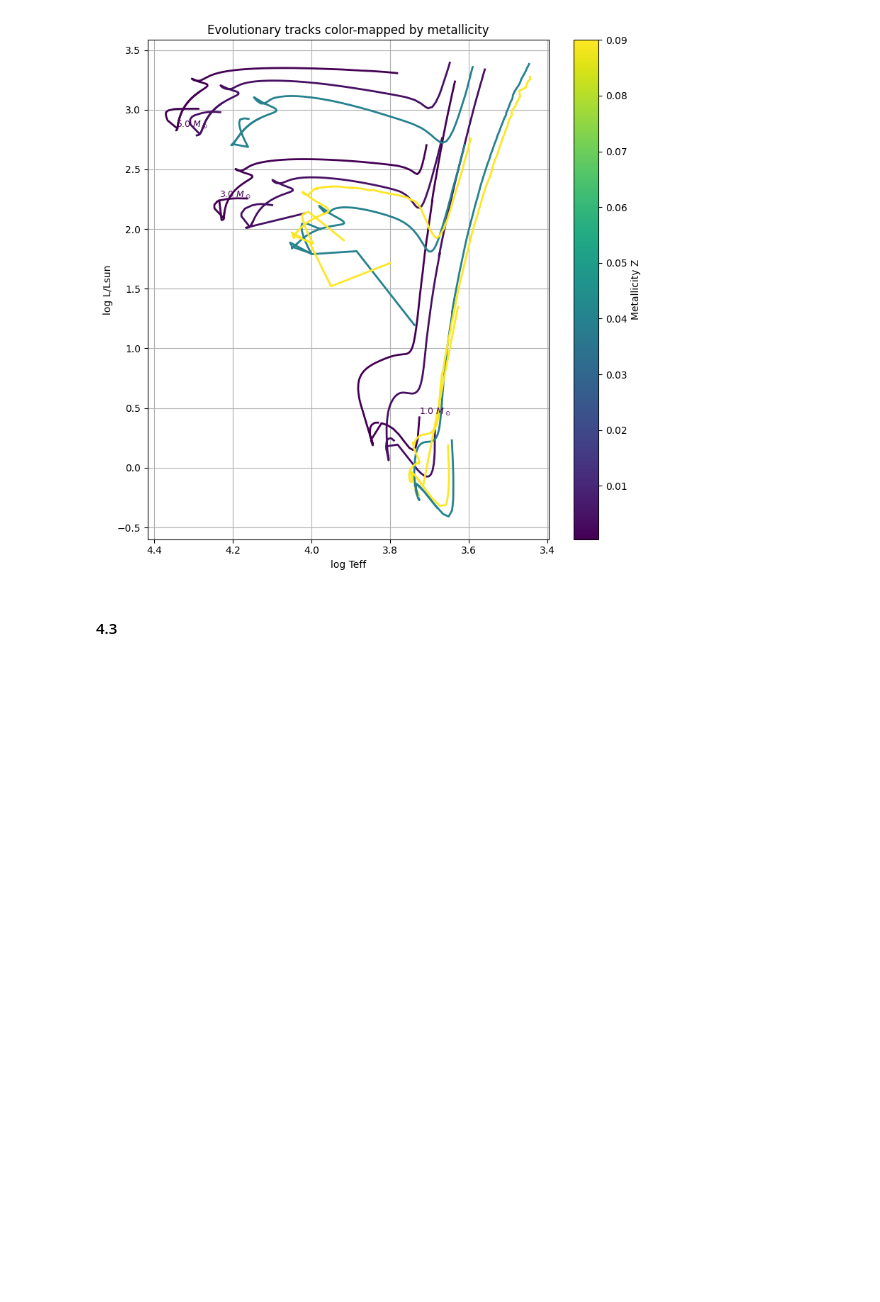
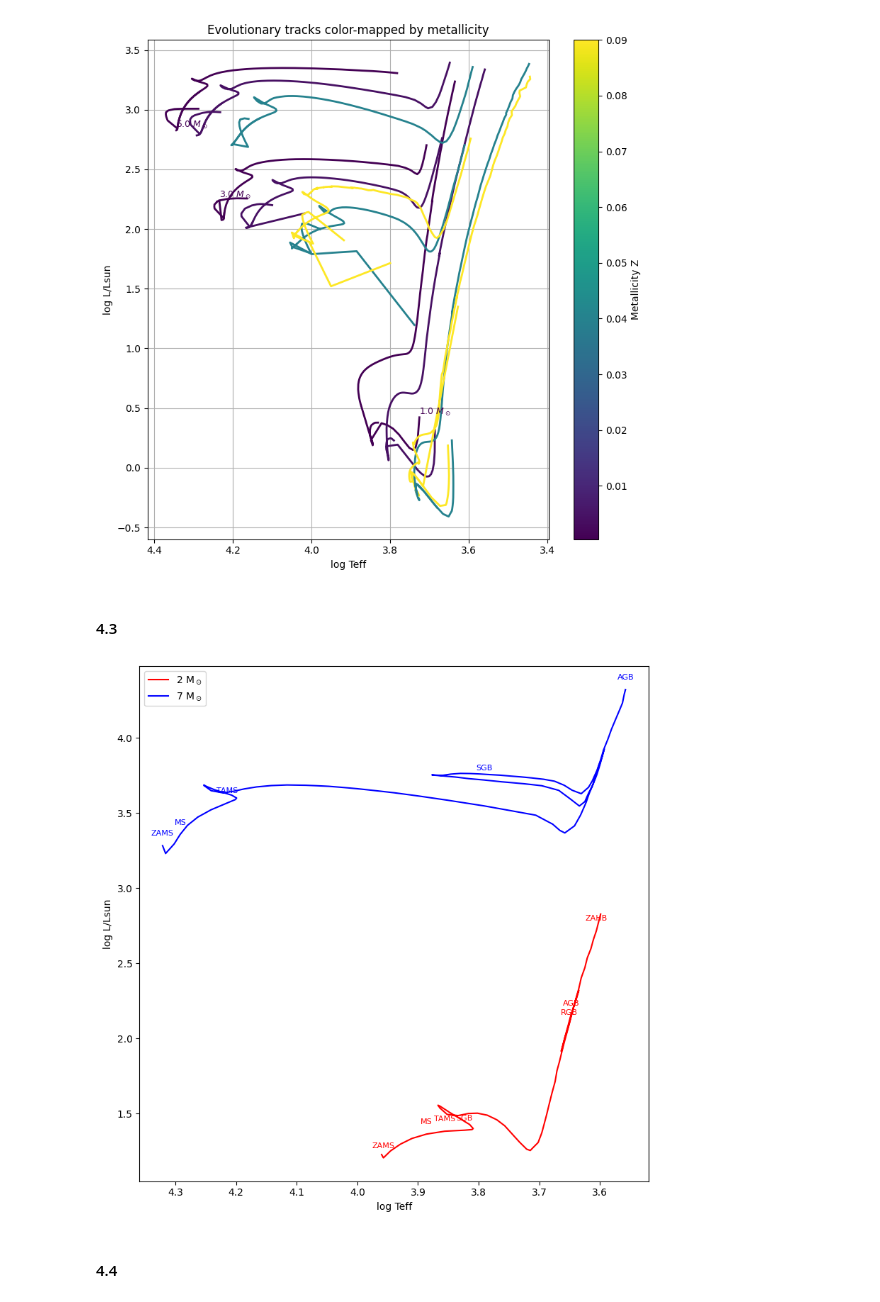
Before and after one commit to ASTR0MNSTR/univ_codes, a Jupyter notebook: 2025_2026/semester_02/inner_stars/zadanie/zad3.ipynb, the cells around one changed output. Saved outputs shown, nothing was run; the diff lists cells and outputs as text; code cells hidden in the pictures; blank space fills up the shorter version.

```diff
--- a/2025_2026/semester_02/inner_stars/zadanie/zad3.ipynb
+++ b/2025_2026/semester_02/inner_stars/zadanie/zad3.ipynb
@@ -183,3 +183,59 @@ plt.show()
 [figure]
 # %% [markdown]
 #### 4.3
+# %%
+path_to_files = r"/media/olehryz/Elements/progs/univ_codes/2025_2026/semester_02/inner_stars/data"
+
+ms_files = [
+    ("ms0200z019s.dat", "2 $\\rm M_\\odot$", "red"),
+    ("ms0700z019s.dat", "7 $\\rm M_\\odot$", "blue"),
+]
+
+ages_2 = {
+    "ZAMS" : 1e7,
+    "MS" : 0.8e9,
+    "TAMS" : 1.0e9,
+    "SGB" : 1.1e9,
+    "RGB" : 1.2e9,
+    "AGB" : 1.21e9,
+    "ZAHB" : 1.22e9
+}
+
+ages_7 = {
+    "ZAMS" : 1e5,
+    "MS" : 2e7,
+    "TAMS" : 4.5e7,
+    "SGB" : 5e7,
+    # "RGB" : 6e7,
+    "AGB" : 7e7,
+    # "ZAHB" : 7e7
+}
+
+fig, ax = plt.subplots(figsize=(8, 8), tight_layout=True)
+
+for index, (fname, label, color) in enumerate(ms_files):
+    ms_path = os.path.join(path_to_files, fname)
+    ms_data = pd.read_csv(ms_path, delim_whitespace=True, comment="#", engine="python")
+    ax.plot(ms_data["logTef"], ms_data["logL"], label=label, color=color)
+    if index == 0:
+        for stage, age in ages_2.items():
+            closest_idx = (ms_data["age/yr"] - age).abs().idxmin()
+            ax.annotate(stage, (ms_data["logTef"].iloc[closest_idx], ms_data["logL"].iloc[closest_idx]),
+                        textcoords="offset points", xytext=(0,10), ha='center', fontsize=8, color=color)
+    elif index == 1:
+        for stage, age in ages_7.items():
+            closest_idx = (ms_data["age/yr"] - age).abs().idxmin()
+            ax.annotate(stage, (ms_data["logTef"].iloc[closest_idx], ms_data["logL"].iloc[closest_idx]),
+                        textcoords="offset points", xytext=(0,10), ha='center', fontsize=8, color=color)
+
+    # ms_data.info()
+
+ax.invert_xaxis()
+ax.set_xlabel("log Teff")
+ax.set_ylabel("log L/Lsun")
+ax.legend()
+plt.show()
+# %% [output]
+[figure, added]
+# %% [markdown]
+#### 4.4
```
Also changed, not shown: parts of 1 cell of this notebook, 2 other files.
